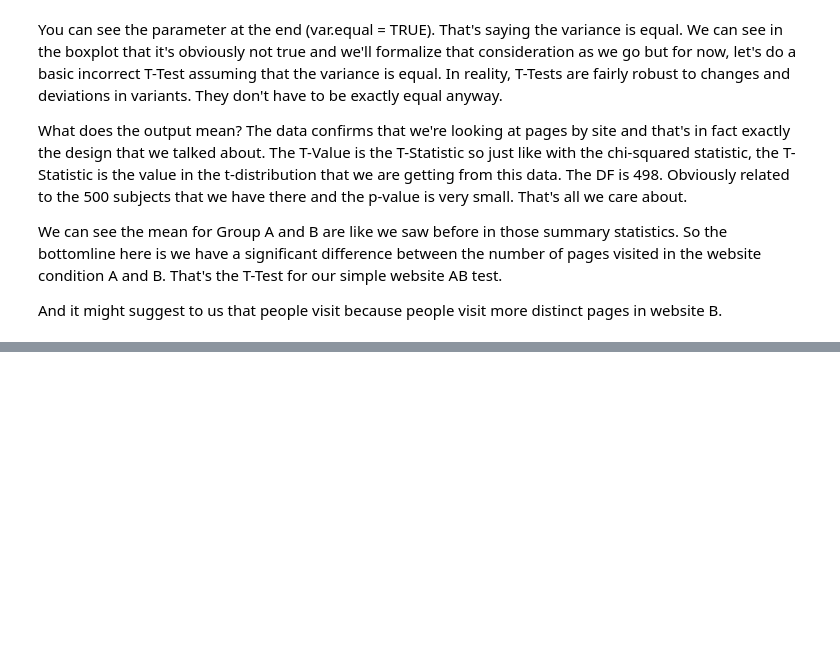
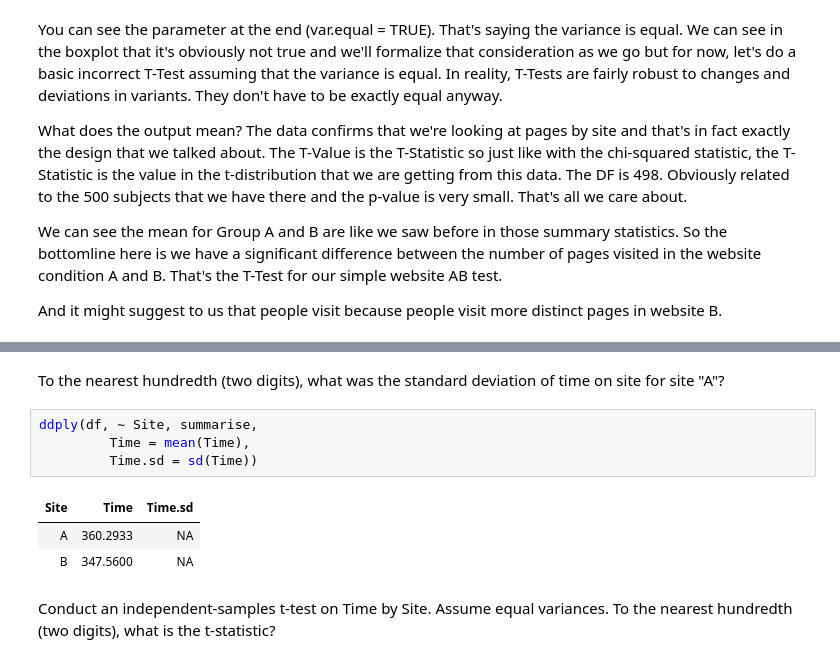
Before and after one commit to iamjz/R-Data, a Jupyter notebook: Designing, Running, and Analyzing Experiments/Week 03.ipynb, the cells around one changed output, grey strips where cells are left out. Saved outputs shown, nothing was run; the diff lists cells and outputs as text; blank space fills up the shorter version.

```diff
--- a/Designing, Running, and Analyzing Experiments/Week 03.ipynb
+++ b/Designing, Running, and Analyzing Experiments/Week 03.ipynb
@@ -142,0 +176,12 @@ And it might suggest to us that people visit because people visit more distinct
+# %% [markdown]
+To the nearest hundredth (two digits), what was the standard deviation of time on site for site "A"?
+# %%
+ddply(df, ~ Site, summarise,
+         Time = mean(Time),
+         Time.sd = sd(Time))
+# %% [output]
+| Site | Time | Time.sd |
+| A | 360.2933 | NA |
+| B | 347.5600 | NA |
+# %% [markdown]
+Conduct an independent-samples t-test on Time by Site. Assume equal variances. To the nearest hundredth (two digits), what is the t-statistic?
```
Also changed, not shown: parts of 7 cells of this notebook.
